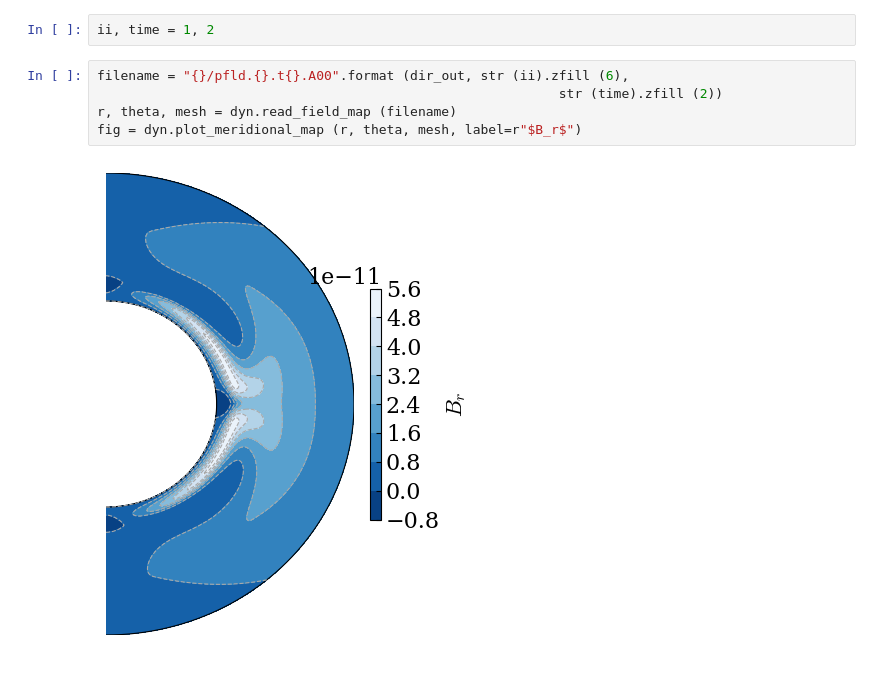
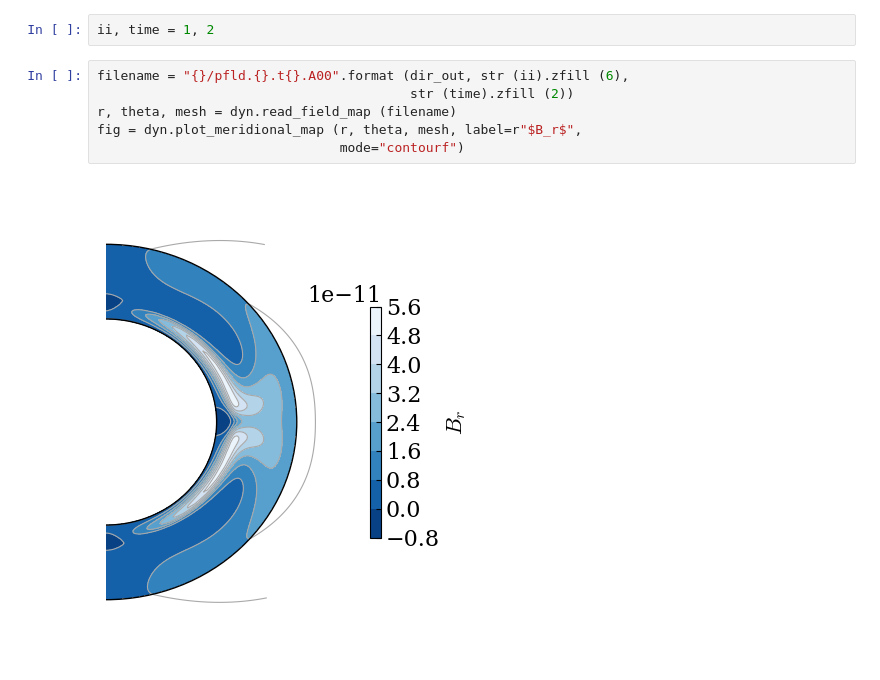
Before and after one commit to sybreton/CTDYN, a Jupyter notebook: notebooks/quickstart.ipynb, the cells around one changed output. Saved outputs shown, nothing was run; the diff lists cells and outputs as text.

```diff
--- a/notebooks/quickstart.ipynb
+++ b/notebooks/quickstart.ipynb
@@ -23,10 +59,11 @@ Running CTDYN with input file 'ctdyn_output/inlist_ctdyn'.
 ii, time = 1, 2
 # %%
 filename = "{}/pfld.{}.t{}.A00".format (dir_out, str (ii).zfill (6),
-                                                           str (time).zfill (2))
+                                        str (time).zfill (2))
 r, theta, mesh = dyn.read_field_map (filename)
-fig = dyn.plot_meridional_map (r, theta, mesh, label=r"$B_r$")
+fig = dyn.plot_meridional_map (r, theta, mesh, label=r"$B_r$",
+                               mode="contourf")
 # %% [output]
-[figure, old version]
+[figure, new version]
 # %%
 filename = "{}/tfld.{}.t{}.A00".format (dir_out, str (ii).zfill (6),
```
Also changed, not shown: parts of 11 cells of this notebook, 13 other files.
